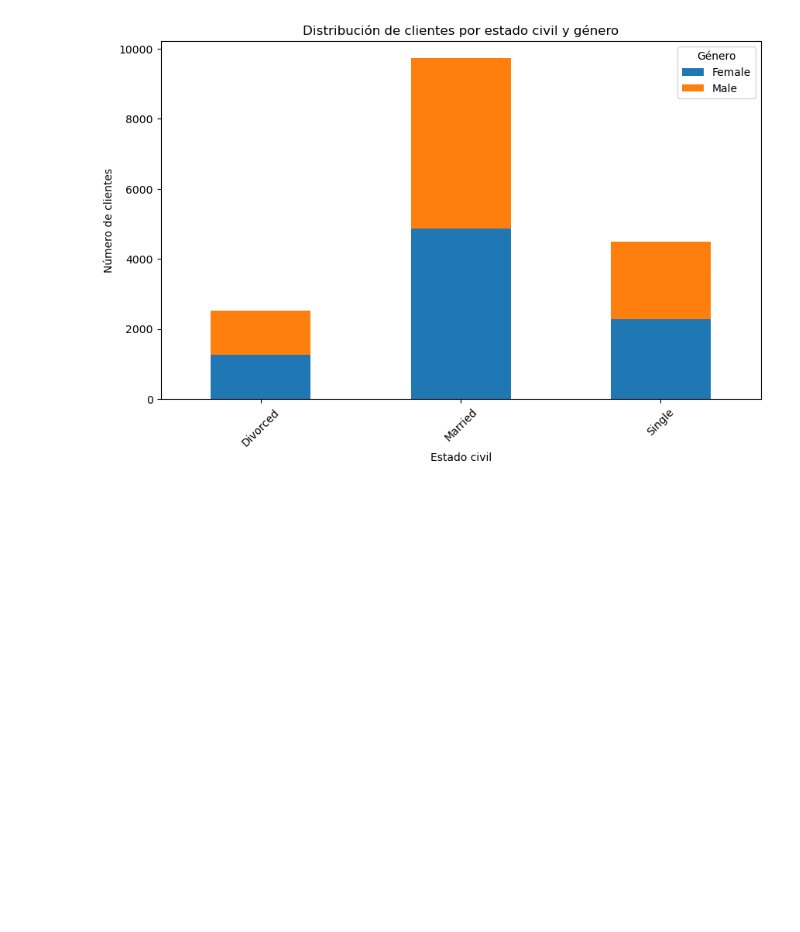
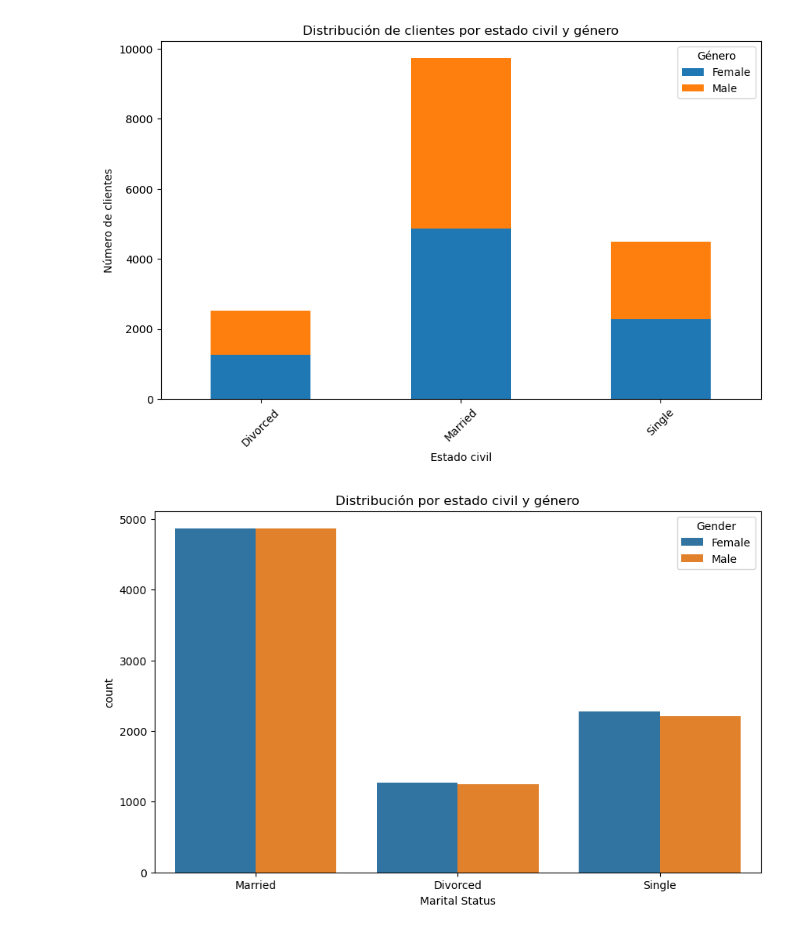
Before and after one commit to Adalab/bda-modulo-3-evaluacion-final-HanniaCorena, a Jupyter notebook: Exploracion, limpieza y visualización del CLH.ipynb, the cells around one changed output. Saved outputs shown, nothing was run; the diff lists cells and outputs as text; code cells hidden in the pictures; blank space fills up the shorter version.

```diff
--- a/Exploracion, limpieza y visualización del CLH.ipynb
+++ b/Exploracion, limpieza y visualización del CLH.ipynb
@@ -821,3 +836,14 @@ plt.legend(title='Género')
 plt.show()
 # %% [output]
 [figure]
+# %%
+plt.figure(figsize=(10, 6))
+sns.countplot(
+    x='Marital Status',
+    hue='Gender',
+    data=df_clh
+)
+plt.title('Distribución por estado civil y género')
+plt.show()
+# %% [output]
+[figure, added]
```
Also changed, not shown: parts of 2 cells of this notebook.
